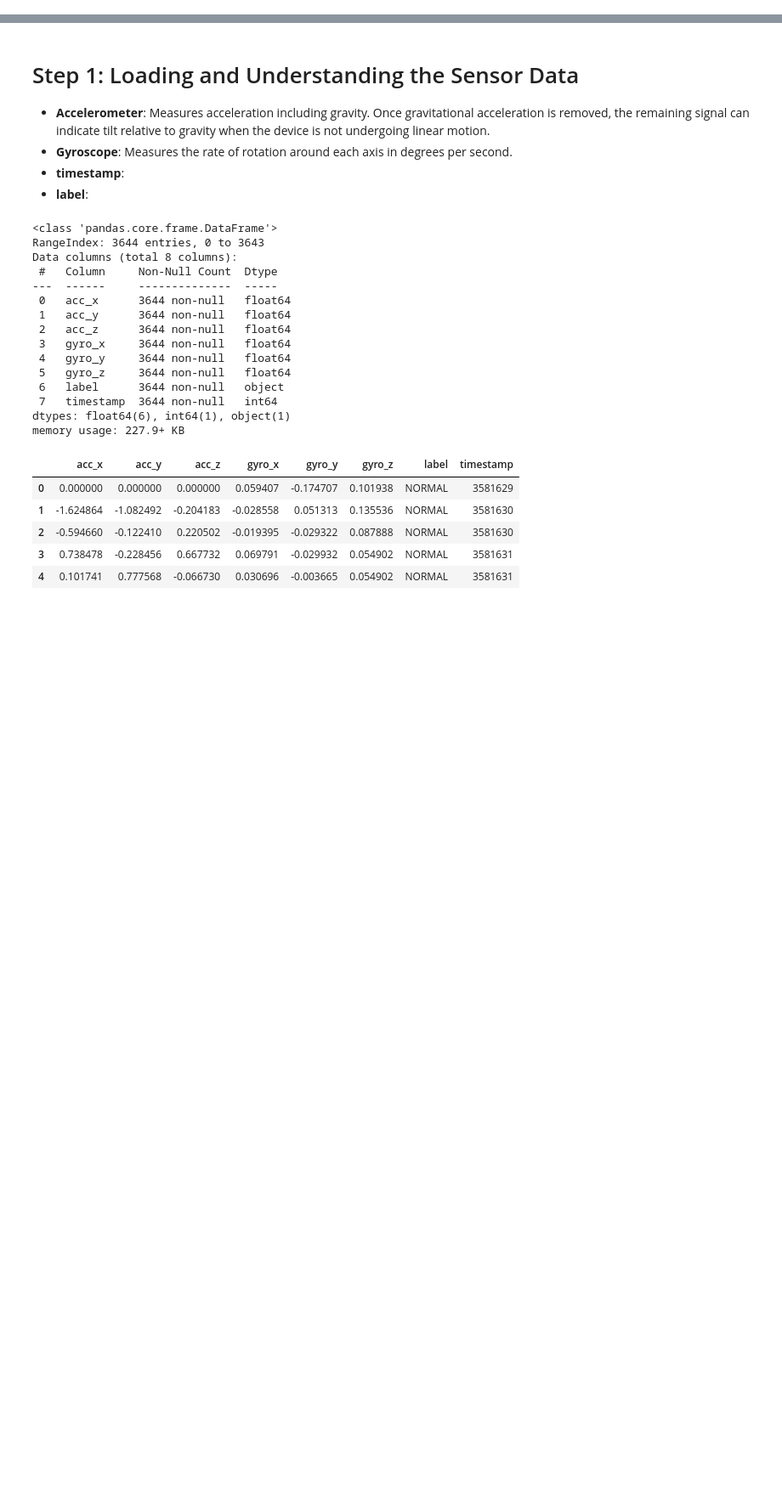
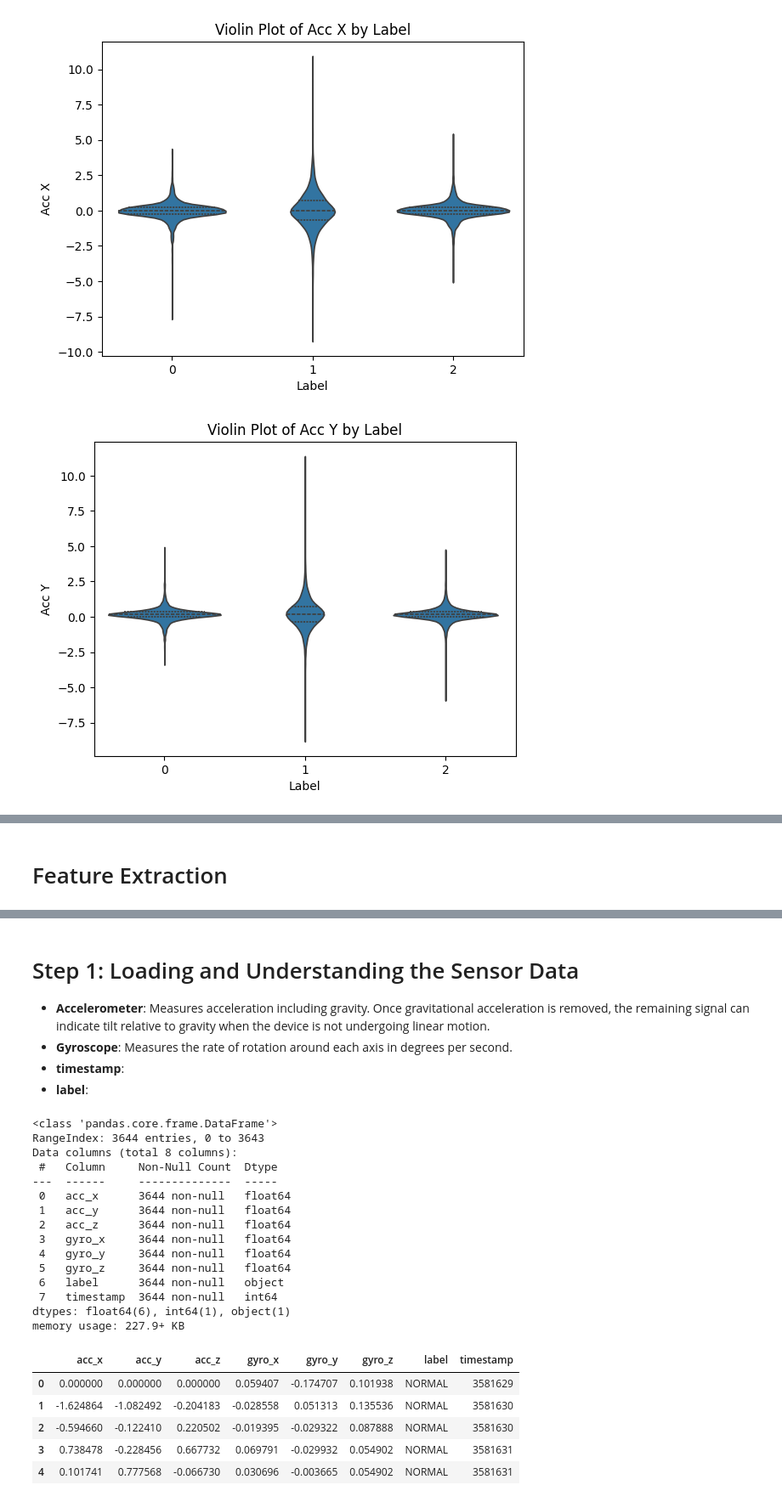
Before and after one commit to AvivGelfand/DSP-Course, a Jupyter notebook: Drivers_Behavior_Detection_with_Smartphone_Signal_processing.ipynb, the cells around one changed output, grey strips where cells are left out. Shown at 85% size. Drawn from its saved outputs; the diff is of its cells as text; code cells hidden in the pictures; blank space fills up the shorter version.

```diff
--- a/Drivers_Behavior_Detection_with_Smartphone_Signal_processing.ipynb
+++ b/Drivers_Behavior_Detection_with_Smartphone_Signal_processing.ipynb
@@ -4,0 +161,14 @@
+# %%
+# prompt: use merged_df to make violin plots by label
+import matplotlib.pyplot as plt
+import seaborn as sns
+# Create a violin plot for each numerical column, grouped by label
+for col in ['Acc X', 'Acc Y', 'Acc Z', 'Heading', 'gyro_x', 'gyro_y', 'gyro_z']:
+    sns.violinplot(x='label', y=col, data=merged_df, inner='quartile')
+    plt.title(f'Violin Plot of {col} by Label')
+    plt.xlabel('Label')
+    plt.ylabel(col)
+    plt.show();
+# %% [output]
+[figure, added]
+[figure, added]
@@ -4,0 +198,2 @@
+# %% [markdown]
+# Feature Extraction
```
Also changed, not shown: parts of 40 cells of this notebook.
